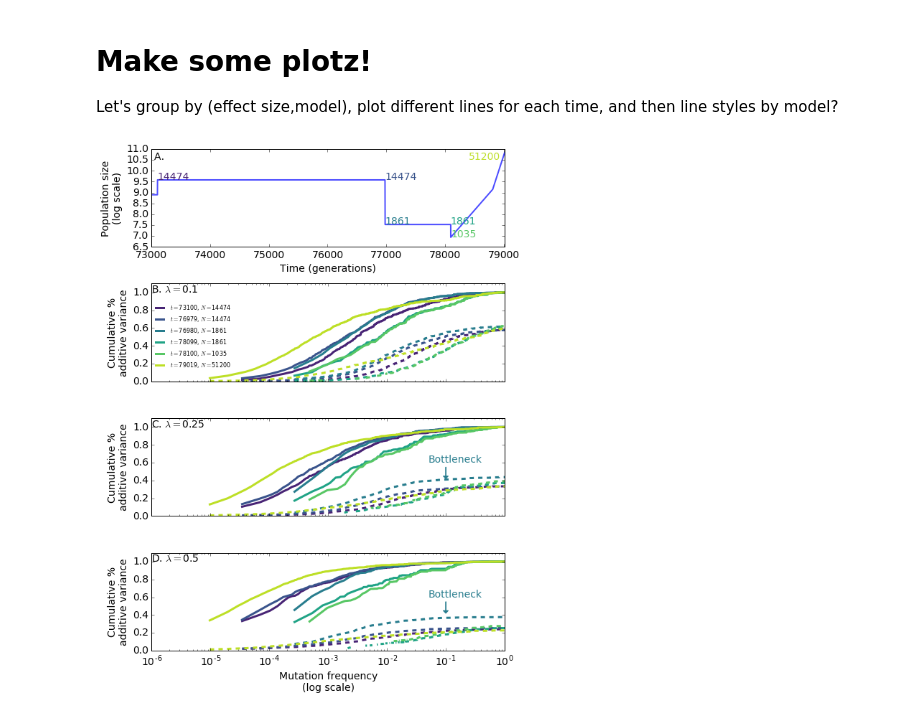
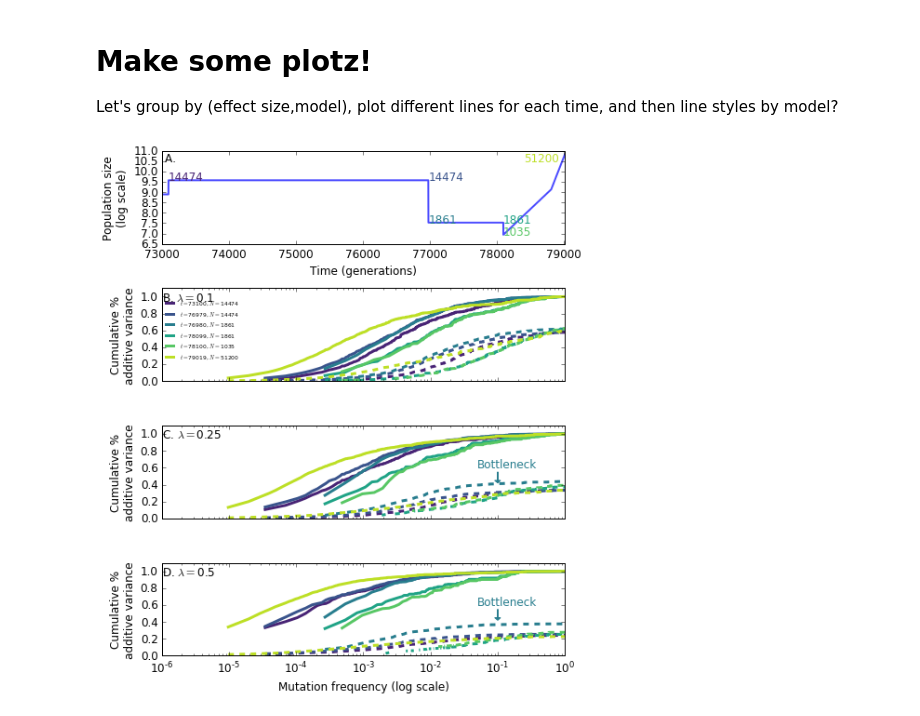
Before and after one commit to molpopgen/TennessenEAonly, a Jupyter notebook: CumVAplots.ipynb, the cells around one changed output. Saved outputs shown, nothing was run; the diff lists cells and outputs as text; code cells hidden in the pictures.

Commit message:
nice version of the VA plot + hi-res output + JSS's method for tiff -> pdf

```diff
--- a/CumVAplots.ipynb
+++ b/CumVAplots.ipynb
@@ -85,7 +85,8 @@ def plotAddGBR(a,g):
     COLORS = [ plt.cm.viridis(x) for x in np.linspace(0.1,0.9, 6) ]
     LTI=0
     CI=0
-    fig=plt.figure(figsize=(8.5,11))
+    #fig=plt.figure(figsize=(8.5,11))
+    fig=plt.figure(figsize=(7.5,8.5))
     S3=plt.subplot2grid((4,1),(3,0))
     S1=plt.subplot2grid((4,1),(1,0),sharex=S3)
     S2=plt.subplot2grid((4,1),(2,0),sharex=S3)
@@ -125,14 +126,14 @@ def plotAddGBR(a,g):
             else:
                 CI+=1
         if SI==0:
-            S[SI].legend(loc=(1e-6,0.1),prop={'size':8},frameon=False)#,title=LABELS[SI]+r'$\lambda = $'+'{0:0.2}'.format(e))
+            S[SI].legend(loc=(1e-6,0.2),prop={'size':6},frameon=False)#,title=LABELS[SI]+r'$\lambda = $'+'{0:0.2}'.format(e))
         #else:#plt.suptitle(
-        S[SI].text(1e-6,1.0,LABELS[SI]+r'$\lambda = $'+'{0:0.2}'.format(e))
+        S[SI].text(1e-6,0.95,LABELS[SI]+r'$\lambda = $'+'{0:0.2}'.format(e))
         S[SI].set_ylim(0,1.1)
         SI+=1
     plt.setp(S1.get_xticklabels(), visible=False)
     plt.setp(S2.get_xticklabels(), visible=False)
-    S3.set_xlabel("Mutation frequency\n(log scale)")
+    S3.set_xlabel("Mutation frequency (log scale)")
     for ax in S:
         ax.set_ylabel("Cumulative %\nadditive variance")
     #Decorate the bottleneck curve for the GBR model:
@@ -140,9 +141,9 @@ def plotAddGBR(a,g):
         ax.text(0.05,0.6,"Bottleneck",color=COLORS[2])
         ax.arrow(0.1,0.55,0.,-0.1,color=COLORS[2])
     fig.tight_layout()
-    fig.savefig('TennessenVA.tif')
+    fig.savefig('TennessenVA.tif',dpi=600)
 # %%
-matplotlib.rcParams.update({'font.size': 14})
+matplotlib.rcParams.update({'font.size': 12})
 plotAddGBR(BDFadd,BDFgbr)
 # %% [output]
-[figure, old version]
+[figure, new version]
```
Also changed, not shown: 4 other files.
